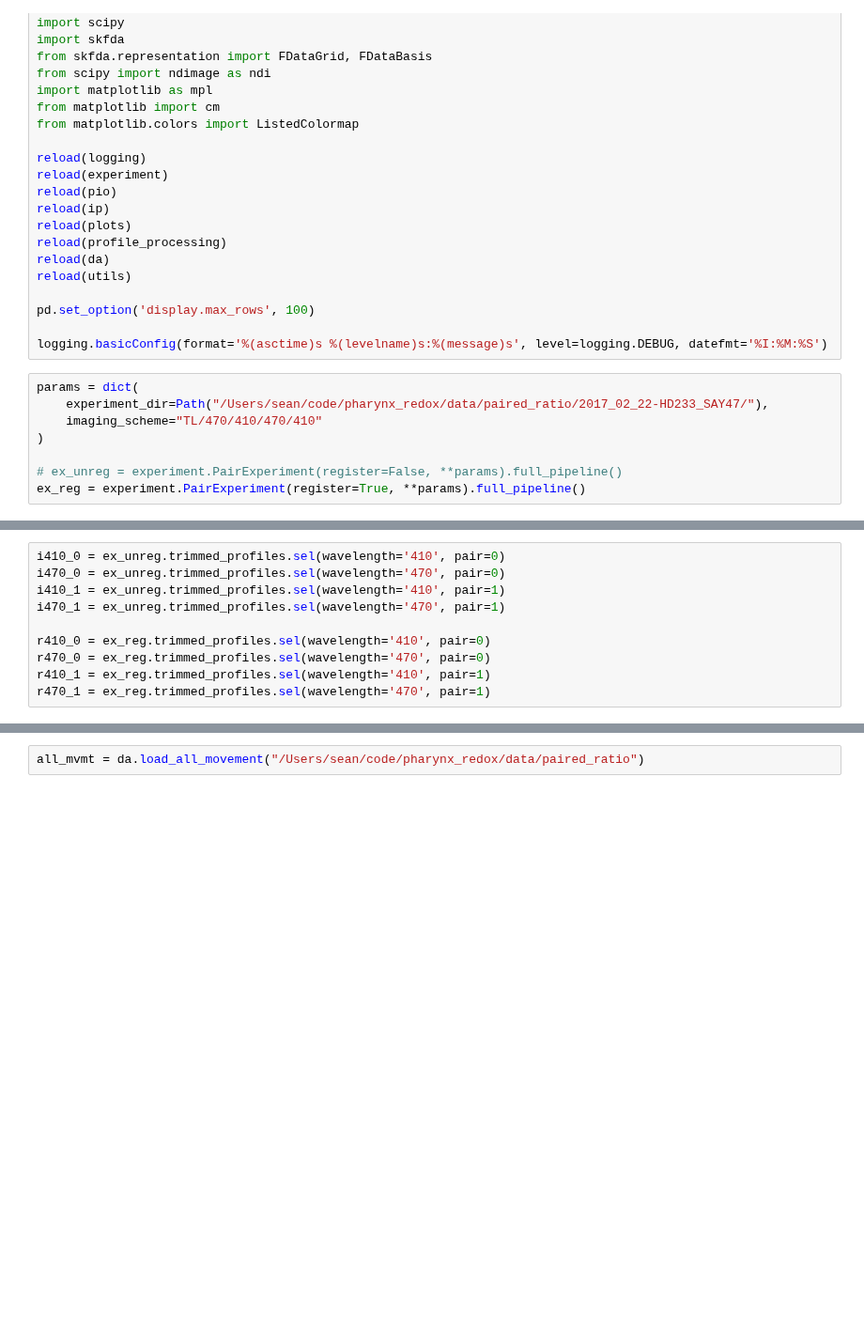
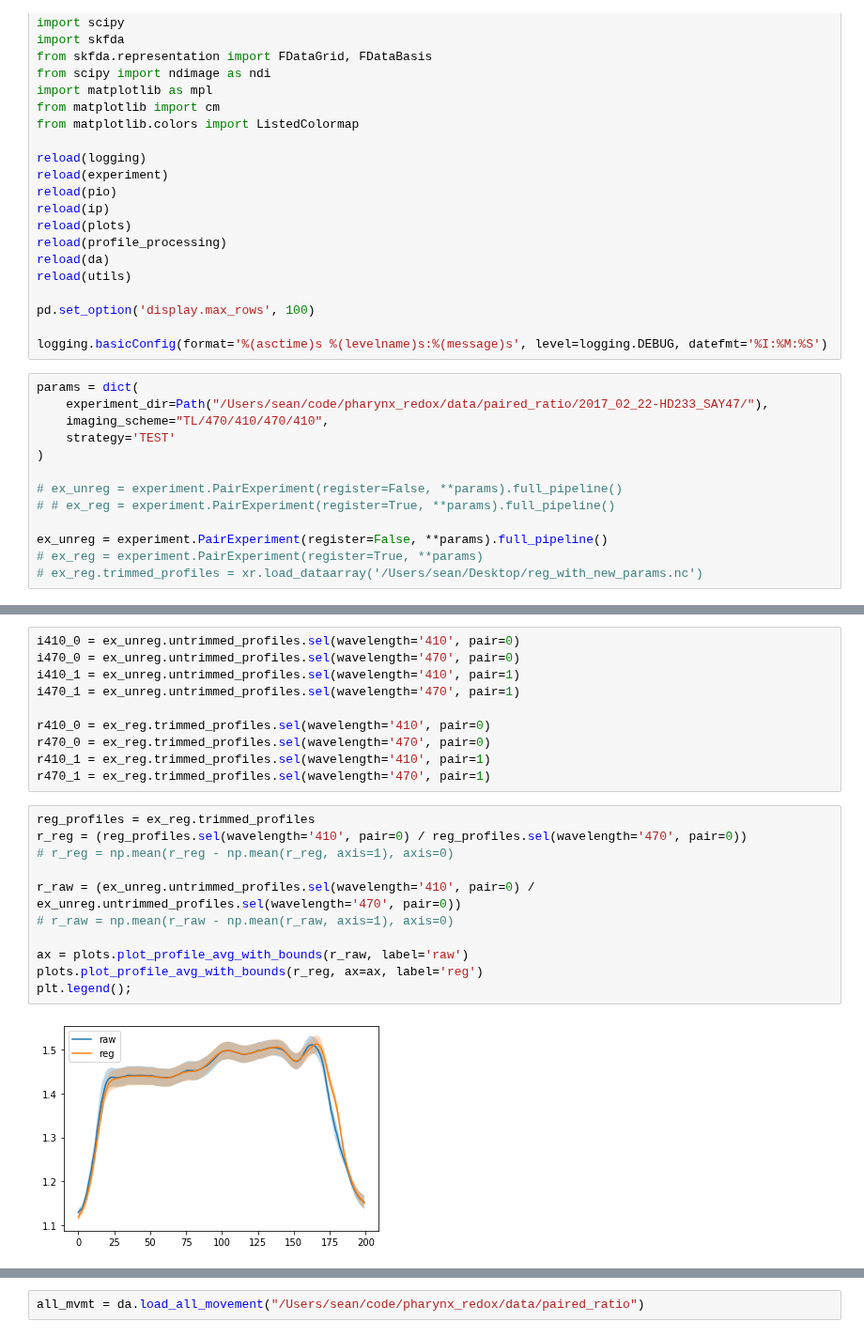
Before and after one commit to ApfeldLab/pharynx_redox, a Jupyter notebook: notebooks/Reg. Experimentation.ipynb, the cells around one changed output, grey strips where cells are left out. Shown at 94% size. Saved outputs shown, nothing was run; the diff lists cells and outputs as text; blank space fills up the shorter version.

```diff
--- a/notebooks/Reg. Experimentation.ipynb
+++ b/notebooks/Reg. Experimentation.ipynb
@@ -41,9 +41,14 @@ logging.basicConfig(format='%(asctime)s %(levelname)s:%(message)s', level=loggin
 # %%
 params = dict(
     experiment_dir=Path("/Users/sean/code/pharynx_redox/data/paired_ratio/2017_02_22-HD233_SAY47/"),
-    imaging_scheme="TL/470/410/470/410"
+    imaging_scheme="TL/470/410/470/410",
+    strategy='TEST'
 )
 
 # ex_unreg = experiment.PairExperiment(register=False, **params).full_pipeline()
-ex_reg = experiment.PairExperiment(register=True, **params).full_pipeline()
+# # ex_reg = experiment.PairExperiment(register=True, **params).full_pipeline()
+
+ex_unreg = experiment.PairExperiment(register=False, **params).full_pipeline()
+# ex_reg = experiment.PairExperiment(register=True, **params)
+# ex_reg.trimmed_profiles = xr.load_dataarray('/Users/sean/Desktop/reg_with_new_params.nc')
 # %% [output]
@@ -65,10 +71,23 @@ HBox(children=(IntProgress(value=0, description='measuring under midlines', max=
 # %%
-i410_0 = ex_unreg.trimmed_profiles.sel(wavelength='410', pair=0)
-i470_0 = ex_unreg.trimmed_profiles.sel(wavelength='470', pair=0)
-i410_1 = ex_unreg.trimmed_profiles.sel(wavelength='410', pair=1)
-i470_1 = ex_unreg.trimmed_profiles.sel(wavelength='470', pair=1)
+i410_0 = ex_unreg.untrimmed_profiles.sel(wavelength='410', pair=0)
+i470_0 = ex_unreg.untrimmed_profiles.sel(wavelength='470', pair=0)
+i410_1 = ex_unreg.untrimmed_profiles.sel(wavelength='410', pair=1)
+i470_1 = ex_unreg.untrimmed_profiles.sel(wavelength='470', pair=1)
 
 r410_0 = ex_reg.trimmed_profiles.sel(wavelength='410', pair=0)
 r470_0 = ex_reg.trimmed_profiles.sel(wavelength='470', pair=0)
 r410_1 = ex_reg.trimmed_profiles.sel(wavelength='410', pair=1)
 r470_1 = ex_reg.trimmed_profiles.sel(wavelength='470', pair=1)
+# %%
+reg_profiles = ex_reg.trimmed_profiles
+r_reg = (reg_profiles.sel(wavelength='410', pair=0) / reg_profiles.sel(wavelength='470', pair=0))
+# r_reg = np.mean(r_reg - np.mean(r_reg, axis=1), axis=0)
+
+r_raw = (ex_unreg.untrimmed_profiles.sel(wavelength='410', pair=0) / ex_unreg.untrimmed_profiles.sel(wavelength='470', pair=0))
+# r_raw = np.mean(r_raw - np.mean(r_raw, axis=1), axis=0)
+
+ax = plots.plot_profile_avg_with_bounds(r_raw, label='raw')
+plots.plot_profile_avg_with_bounds(r_reg, ax=ax, label='reg')
+plt.legend();
+# %% [output]
+[figure, added]
```
Also changed, not shown: parts of 8 cells of this notebook, 13 other files.
